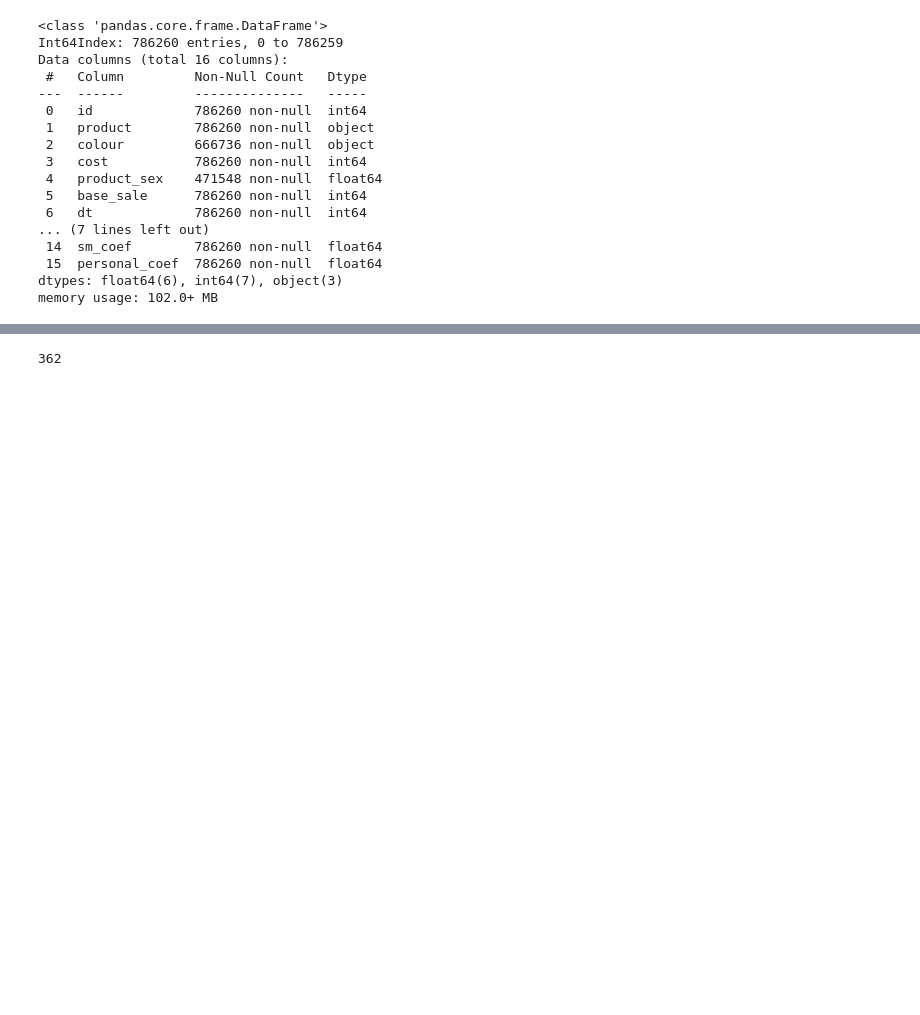
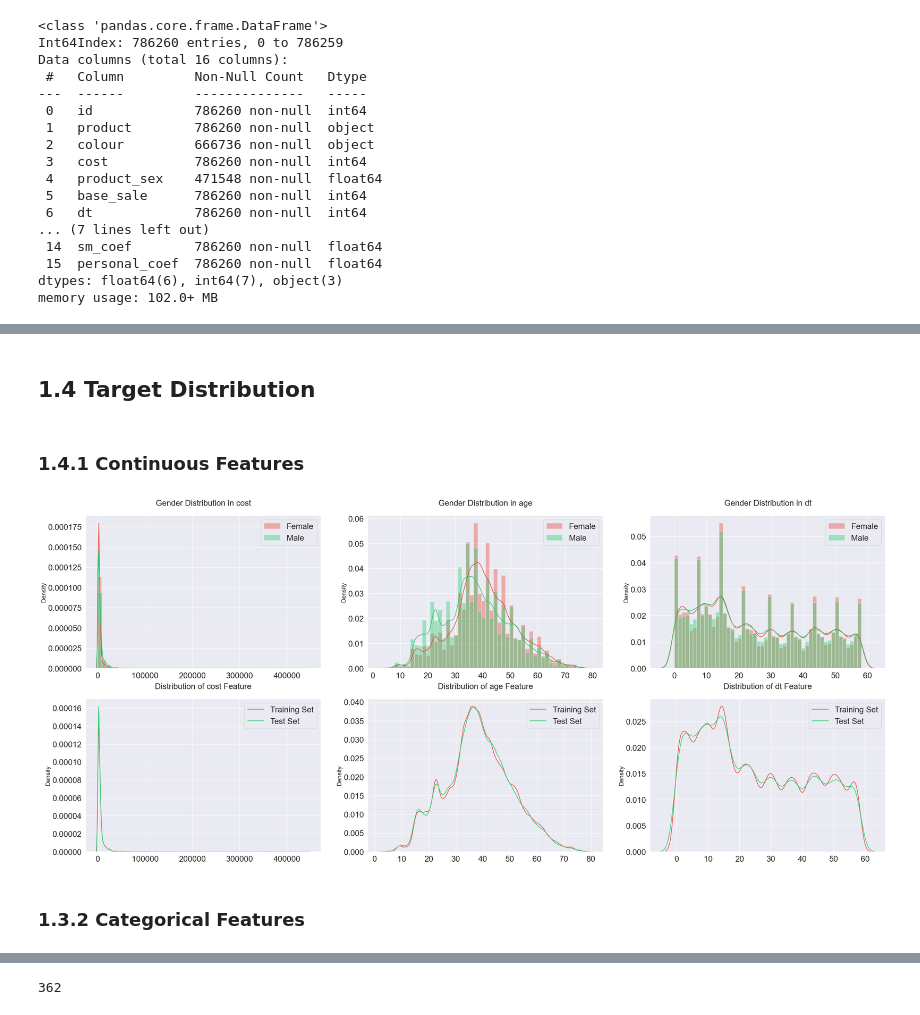
Before and after one commit to Liknit/sport-shop, a Jupyter notebook: Data Preparation.ipynb, the cells around one changed output, grey strips where cells are left out. Drawn from its saved outputs; the diff is of its cells as text; code cells hidden in the pictures; blank space fills up the shorter version.

```diff
--- a/Data Preparation.ipynb
+++ b/Data Preparation.ipynb
@@ -173,0 +230,41 @@ Now, let's address the 'coulors' column.
+# %% [markdown]
+## 1.4 Target Distribution
+# %% [markdown]
+### 1.4.1 Continuous Features
+# %%
+def plot_distributions(df, feature, male, axs):
+    # Gender distribution in feature
+    sns.distplot(df[~male][feature], label='Female', hist=True, color='#e74c3c', ax=axs[0])
+    sns.distplot(df[male][feature], label='Male', hist=True, color='#2ecc71', ax=axs[0])
+
+    # Distribution of feature in dataset
+    sns.distplot(df[feature], label='Training Set', hist=False, color='#e74c3c', ax=axs[1])
+    sns.distplot(df_test[feature], label='Test Set', hist=False, color='#2ecc71', ax=axs[1])
+
+    axs[0].set_xlabel('')
+    axs[1].set_xlabel('')
+
+    for j in range(2):
+        axs[j].tick_params(axis='x', labelsize=20)
+        axs[j].tick_params(axis='y', labelsize=20)
+
+    axs[0].legend(loc='upper right', prop={'size': 20})
+    axs[1].legend(loc='upper right', prop={'size': 20})
+
+    axs[0].set_title('Gender Distribution in {}'.format(feature), size=20, y=1.05)
+    axs[1].set_title('Distribution of {} Feature'.format(feature), size=20, y=1.05)
+
+cont_features = ['cost', 'age', 'dt']
+male = df_train['gender'] == 1
+
+fig, axs = plt.subplots(ncols=3, nrows=2, figsize=(20, 15))
+plt.subplots_adjust(right=1.5)
+
+for i, feature in enumerate(cont_features):
+    plot_distributions(df_train, feature, male, axs[:, i])
+
+plt.show()
+# %% [output]
+[figure, added]
+# %% [markdown]
+### 1.3.2 Categorical Features
```
Also changed, not shown: parts of 65 cells of this notebook, 1 other file.
